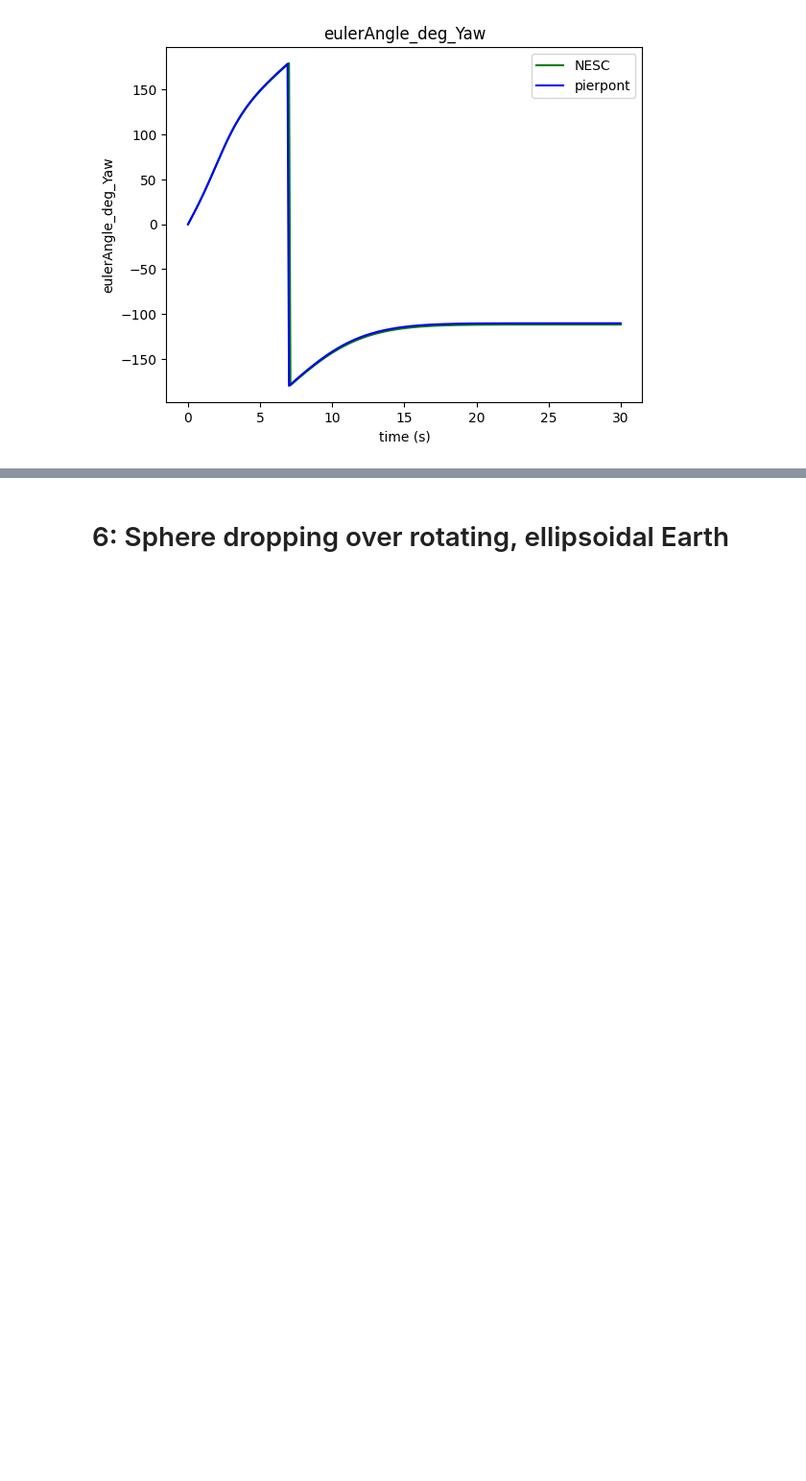
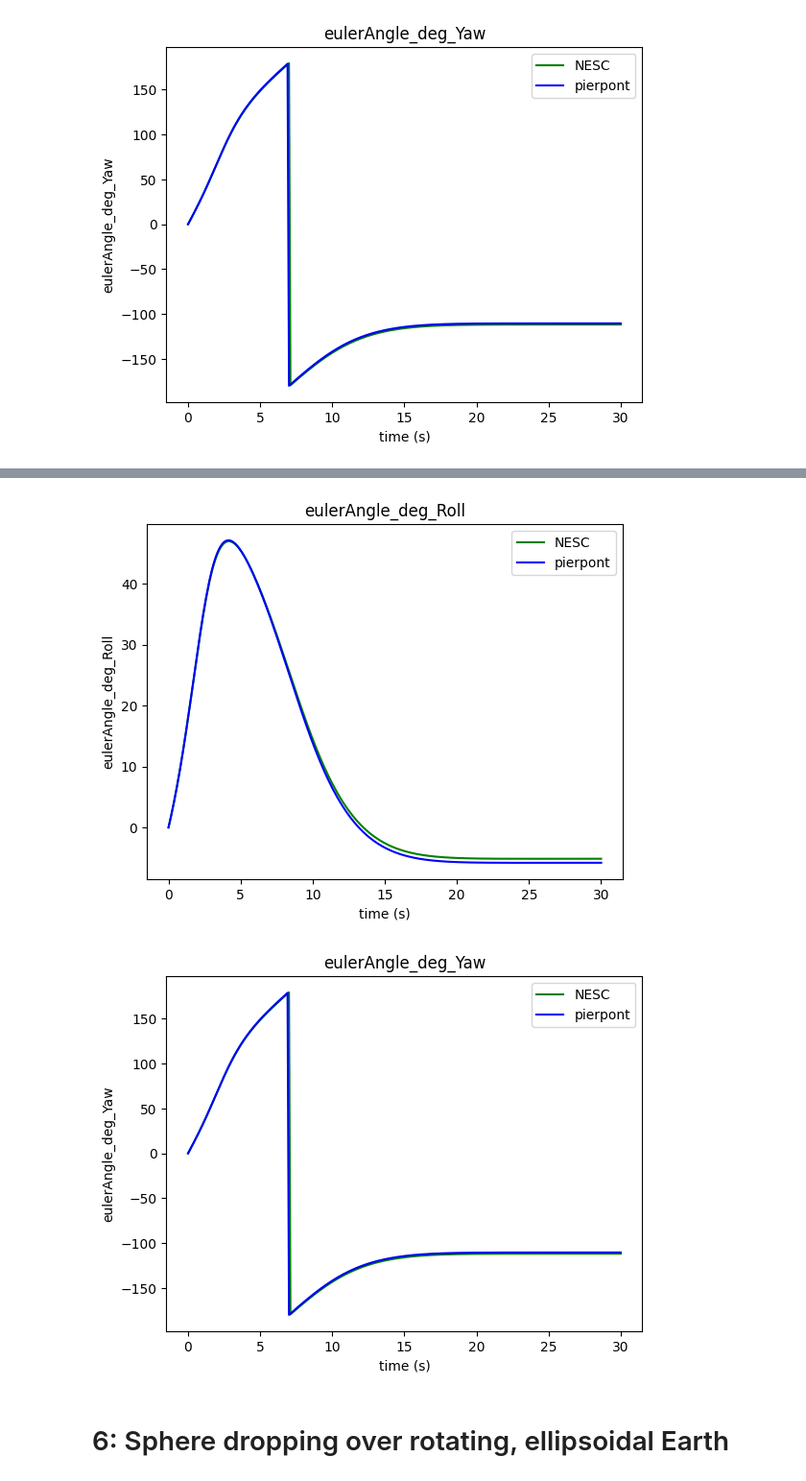
Before and after one commit to TreyArthur/Pierpont, a Jupyter notebook: tests.ipynb, the cells around one changed output, grey strips where cells are left out. Shown at 96% size. Saved outputs shown, nothing was run; the diff lists cells and outputs as text; code cells hidden in the pictures; blank space fills up the shorter version.

```diff
--- a/tests.ipynb
+++ b/tests.ipynb
@@ -897,0 +449,36 @@ MakePlot(sim, gvCC3, 'eulerAngle_deg_Yaw')
+# %%
+%%time
+from pierpont import ppont
+#
+class brickSim2(ppont.Simulation):
+    model = tumbleBrickModel()
+
+    def init_model(self):
+        self.model_properties = self.model.properties
+
+    def execute_model(self):
+        trueAirspeed = self.Eom.true_airspeed()
+
+        self.model.trueAirspeed_ft_s = self.units([trueAirspeed, "m"], "ft")
+        self.model.bodyAngularRate_rad_s_Roll = self.Eom.X[self.Eom.Pi]
+        self.model.bodyAngularRate_rad_s_Pitch = self.Eom.X[self.Eom.Qi]
+        self.model.bodyAngularRate_rad_s_Yaw = self.Eom.X[self.Eom.Ri]
+
+        if trueAirspeed > 1e-6:
+            self.model.execute()
+
+        self.aeroBodyMomentCoefficient_Roll = self.model.aeroBodyMomentCoefficient_Roll
+        self.aeroBodyMomentCoefficient_Pitch = self.model.aeroBodyMomentCoefficient_Pitch
+        self.aeroBodyMomentCoefficient_Yaw = self.model.aeroBodyMomentCoefficient_Yaw
+#
+ic = {
+    "totalMass": [ 0.155404754, "slug"],
+    "altitudeMsl": [30000, "ft"],
+    "bodyAngularRate_Roll": [10, "deg_s"],
+    "bodyAngularRate_Pitch": [20, "deg_s"],
+    "bodyAngularRate_Yaw": [30, "deg_s"]
+}
+#
+sim = brickSim2("oblate:earth")
+sim.reset(ic)
+sim.run(30.0)
@@ -898,3 +526,9 @@ MakePlot(sim, gvCC3, 'eulerAngle_deg_Yaw')
+# %%
+MakePlot(sim, gvCC3, 'eulerAngle_deg_Roll')
+MakePlot(sim, gvCC3, 'eulerAngle_deg_Yaw')
+# %% [output]
+[figure, added]
+[figure, added]
 # %% [markdown]
 # 6: Sphere dropping over rotating, ellipsoidal Earth
 # %%
```
Also changed, not shown: parts of 74 cells of this notebook, 2 other files.
